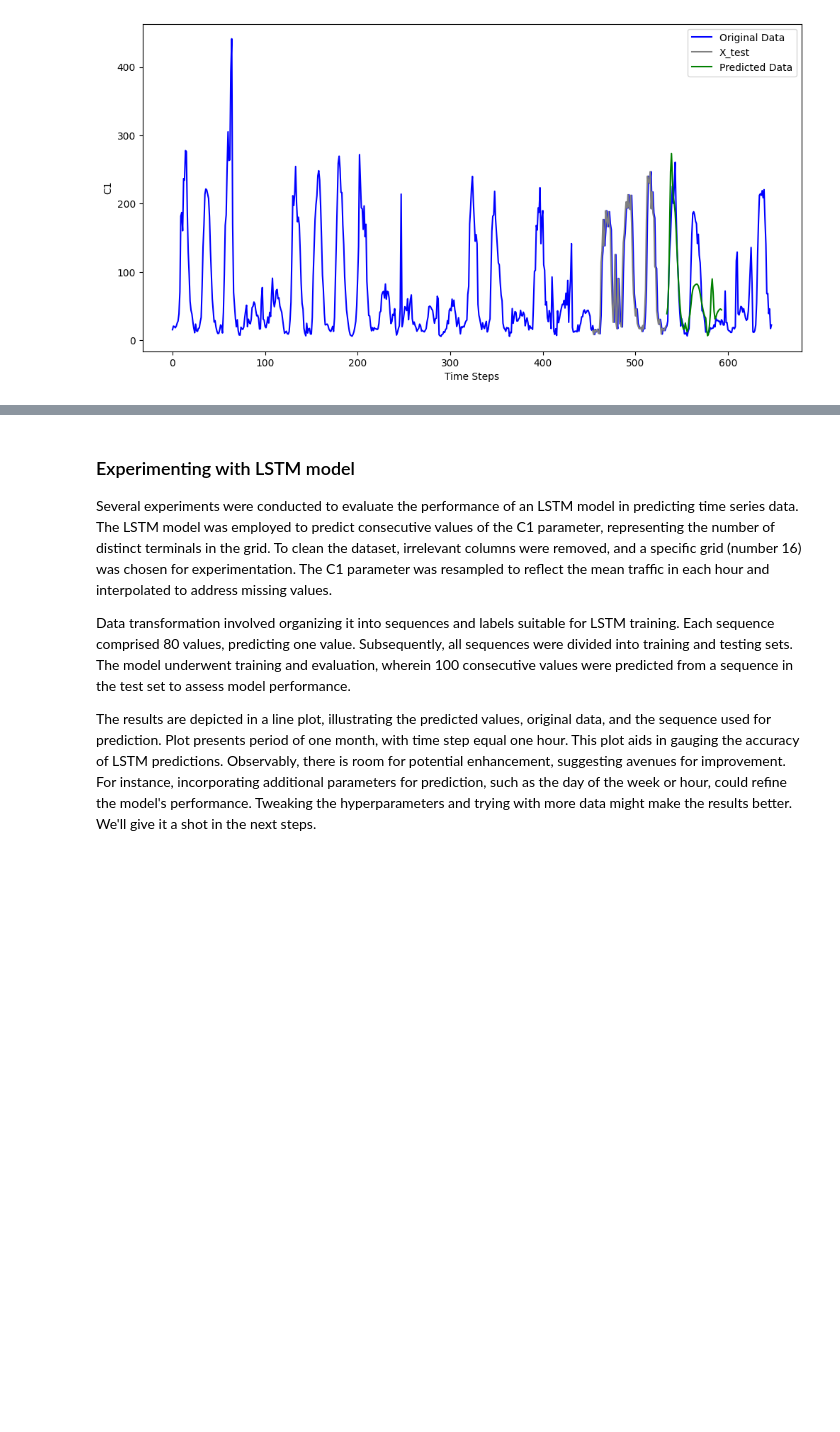
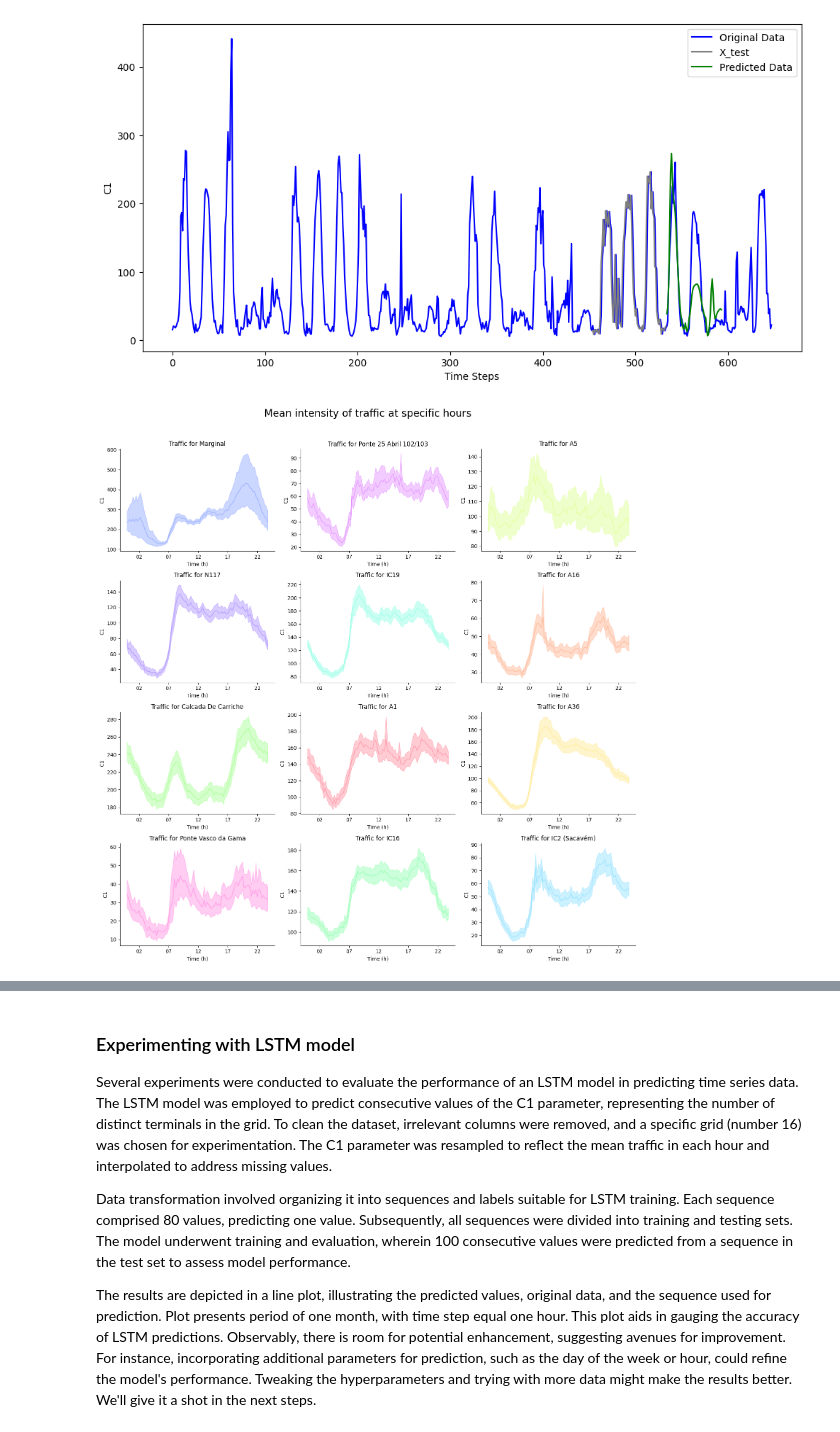
Before and after one commit to RocketFan/traffic-monitoring, a Jupyter notebook: lstm_test.ipynb, the cells around one changed output, grey strips where cells are left out. Cells and saved outputs as stored; diff of their text form; code cells hidden in the pictures; blank space fills up the shorter version.

Commit message:
Add traffic prediction on groups of grids

```diff
--- a/lstm_test.ipynb
+++ b/lstm_test.ipynb
@@ -170,3 +170,82 @@ Epoch [2000/2000], Loss: 0.0013186892028898
 Average Mean Absolute Error (MAE): 26.05971983364079
 Average Root Mean Squared Error (RMSE): 38.33244667090189
 [figure]
+# %%
+import cml
+import geopandas as gpd
+import pandas as pd
+import numpy as np
+from matplotlib import colormaps as cm
+from shapely import wkt
+import matplotlib.pyplot as plt
+import seaborn as sns
+import matplotlib.dates as mdates
+
+
+
+vodafone_data = cml.VodafoneData()
+main_roads_df = vodafone_data.read('data/reduced/jj') # Read the data from the folder (All Vodafone data)
+vodafone_data.preprocess(main_roads_df)
+
+columns = ['Grid_ID', 'Datetime', 'C1', 'C2', 'C11', 'E1', 'E7', 'E8', 'E9']
+main_roads_df = main_roads_df[columns]
+
+grids_df = pd.read_csv('data/wktComplete.csv', encoding='latin-1', index_col='grelha_id')
+grids_df['geometry'] = grids_df.wkt.apply(wkt.loads)
+grids_geo = gpd.GeoDataFrame(grids_df)
+grids_geo.sort_index(inplace=True)
+grids_geo.set_crs(epsg=4326, inplace=True)
+grids_geo.to_crs(epsg=3857, inplace=True)
+
+entrance_roads_girds_id = [value for values in cml.street_names.values() for value in values]
+entrance_roads_df = main_roads_df[main_roads_df.Grid_ID.isin(entrance_roads_girds_id)].copy()
+entrance_roads_df.describe()
+
+
+def assign_street_name(grid_id):
+    for street, grid_ids in cml.street_names.items():
+        if grid_id in grid_ids:
+            return street
+    return None
+
+def cmap_to_dict(cmap, categories):
+    return {category: cmap(i) for category, i in zip(categories, np.linspace(0, 1, len(categories)))}
+
+grids_geo['street_name'] = grids_geo.index.map(assign_street_name)
+grids_geo['street_name'] = grids_geo['street_name'].astype('category')
+main_streets_grids_geo = grids_geo[grids_geo.street_name.notna()]
+streets_cmap_name = 'gist_rainbow'
+streets_cmap = cm.get_cmap(streets_cmap_name)
+streets_cmap_dict = cmap_to_dict(streets_cmap, main_streets_grids_geo.street_name.cat.categories)
+
+entrance_roads_df['street_name'] = entrance_roads_df.Grid_ID.map(assign_street_name)
+entrance_roads_df['hour'] = entrance_roads_df.Datetime.dt.hour
+entrance_roads_df['minute'] = entrance_roads_df.Datetime.dt.minute
+
+# Get unique street names
+street_names = entrance_roads_df['street_name'].unique()
+num_subplots = len(street_names)
+num_rows = num_subplots // 3 + (num_subplots % 3 > 0)
+num_cols = min(num_subplots, 3)
+
+# Create subplots
+fig, axes = plt.subplots(num_rows, num_cols, figsize=(15, 15))
+fig.suptitle('Mean intensity of traffic at specific hours', fontsize=20, y=1.02)
+
+# Plot separately for each street name
+for ax, street_name in zip(axes.flatten(), street_names):
+    street_df = entrance_roads_df[entrance_roads_df['street_name'] == street_name].copy()
+    street_df.set_index('Datetime', inplace=True)
+    street_df = street_df.resample('15T')[['C1']].mean()
+    street_df['time'] = pd.to_datetime(street_df.index.time, format='%H:%M:%S')
+    sns.lineplot(x='time', y='C1', data=street_df, legend=True, c=streets_cmap_dict[street_name], ax=ax, alpha=0.2)
+    ax.set_xlabel('Time (h)')
+    ax.xaxis.set_major_locator(mdates.HourLocator(interval=5))
+    ax.xaxis.set_major_formatter(mdates.DateFormatter('%H'))
+    sns.despine()
+    ax.set_title(f'Traffic for {street_name}')
+
+plt.tight_layout()
+plt.show()
+# %% [output]
+[figure, added]
```
Also changed, not shown: parts of 1 cell of this notebook.
